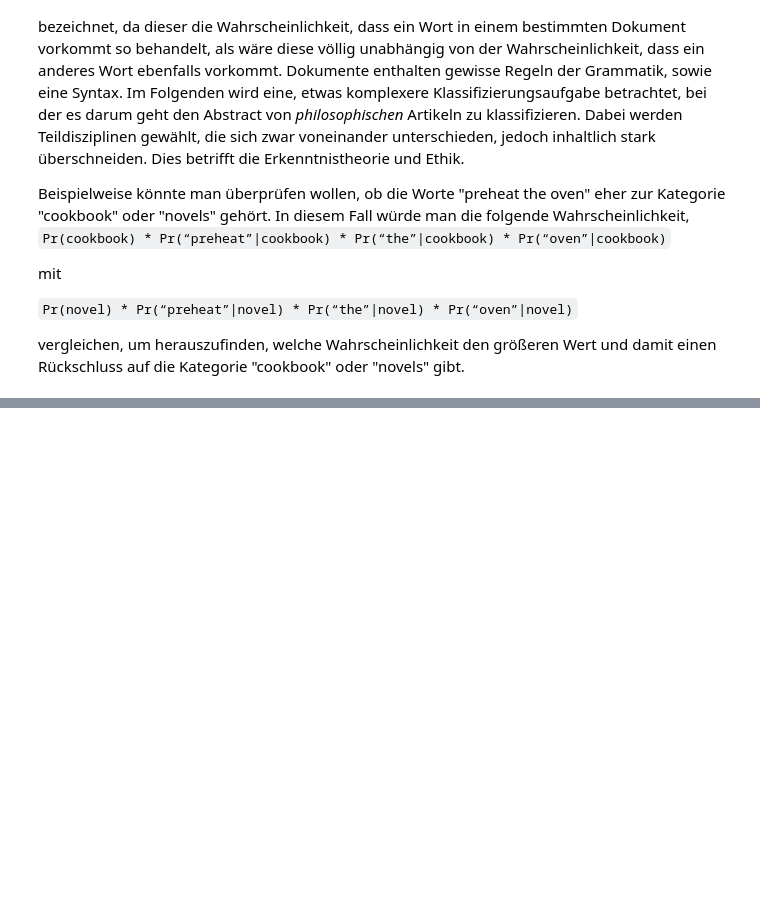
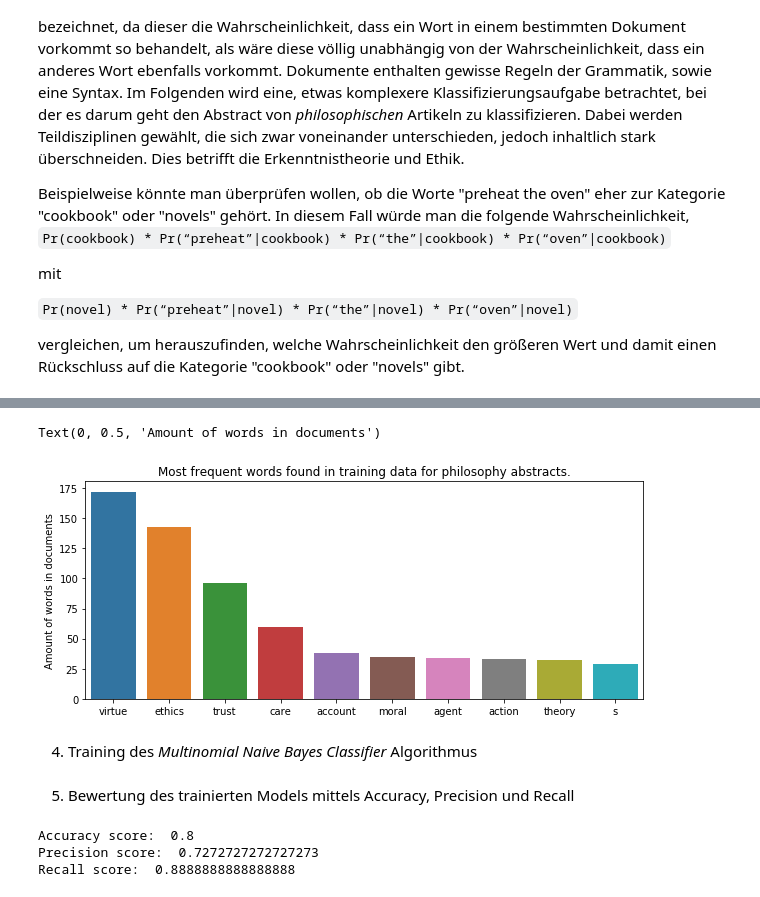
Before and after one commit to JaninaMattes/data-mining-pattern-recogntion, a Jupyter notebook: src/proj4_document_classification/model/VersuchDocumentClassification.ipynb, the cells around one changed output, grey strips where cells are left out. Saved outputs shown, nothing was run; the diff lists cells and outputs as text; code cells hidden in the pictures; blank space fills up the shorter version.

Commit message:
src: Add naive bayese classifier with collected philosophy papers

```diff
--- a/src/proj4_document_classification/model/VersuchDocumentClassification.ipynb
+++ b/src/proj4_document_classification/model/VersuchDocumentClassification.ipynb
@@ -649,2 +667,2 @@ Umwandlung von kategorischen in numerische Label.
 # %%
-df[‘label’] = df_documents[‘category’].apply(lambda x: 0 if x==’Epistemology’ else 1)
+df_documents['label'] = df_documents['category'].apply(lambda x: 0 if x=='Epistemology' else 1)
@@ -652,0 +690,4 @@ SyntaxError: invalid character in identifier (<ipython-input-240-23a3955dd91e>,
+# %%
+from sklearn.model_selection import train_test_split
+
+X_train, X_test, y_train, y_test = train_test_split(df_documents['abstract'], df_documents['label'], random_state=1)
@@ -652,0 +700,7 @@ SyntaxError: invalid character in identifier (<ipython-input-240-23a3955dd91e>,
+# %%
+from sklearn.feature_extraction.text import CountVectorizer
+
+# transform vector of words to matrix
+cv = CountVectorizer(strip_accents='ascii', token_pattern=u'(?ui)\\b\\w*[a-z]+\\w*\\b', lowercase=True, stop_words='english')
+X_train_cv = cv.fit_transform(X_train)
+X_test_cv = cv.transform(X_test)
@@ -652,0 +709,3 @@ SyntaxError: invalid character in identifier (<ipython-input-240-23a3955dd91e>,
+# %%
+word_freq_df = pd.DataFrame(X_train_cv.toarray(), columns=cv.get_feature_names())
+top_words_df = pd.DataFrame(word_freq_df.sum()).sort_values(0, ascending=False)
@@ -652,0 +728,12 @@ SyntaxError: invalid character in identifier (<ipython-input-240-23a3955dd91e>,
+# %%
+firstten_df = top_words_df[:10]
+# Set the width and height of the figure
+plt.figure(figsize=(10,4))
+plt.title("Most frequent words found in training data for philosophy abstracts.")
+sns.barplot(x=firstten_df.index, y=firstten_df.get(0))
+plt.ylabel("Amount of words in documents")
+# %% [output]
+Text(0, 0.5, 'Amount of words in documents')
+[figure, added]
+# %% [markdown]
+4. Training des _Multinomial Naive Bayes Classifier_ Algorithmus
@@ -652,0 +746,12 @@ SyntaxError: invalid character in identifier (<ipython-input-240-23a3955dd91e>,
+# %% [markdown]
+5. Bewertung des trainierten Models mittels Accuracy, Precision und Recall
+# %%
+from sklearn.metrics import accuracy_score, precision_score, recall_score
+
+print('Accuracy score: ', accuracy_score(y_test, predictions))
+print('Precision score: ', precision_score(y_test, predictions))
+print('Recall score: ', recall_score(y_test, predictions))
+# %% [output]
+Accuracy score:  0.8
+Precision score:  0.7272727272727273
+Recall score:  0.8888888888888888
```
Also changed, not shown: parts of 34 cells of this notebook, 4 other files.
